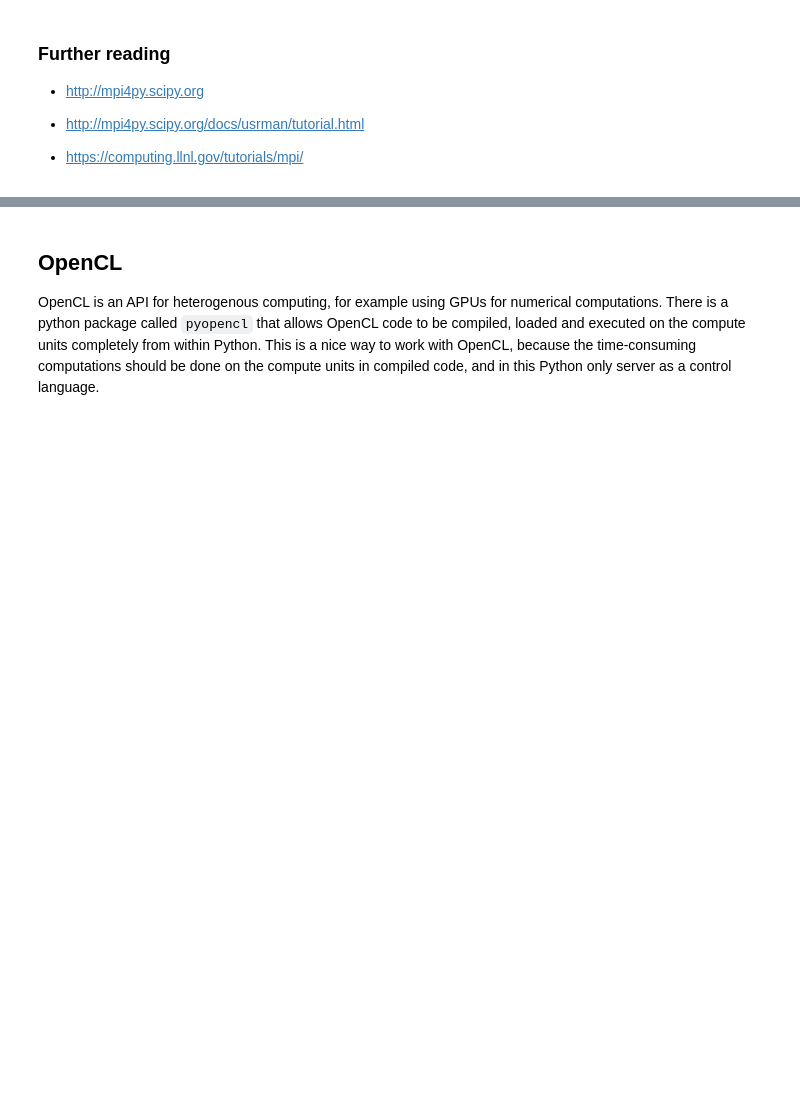
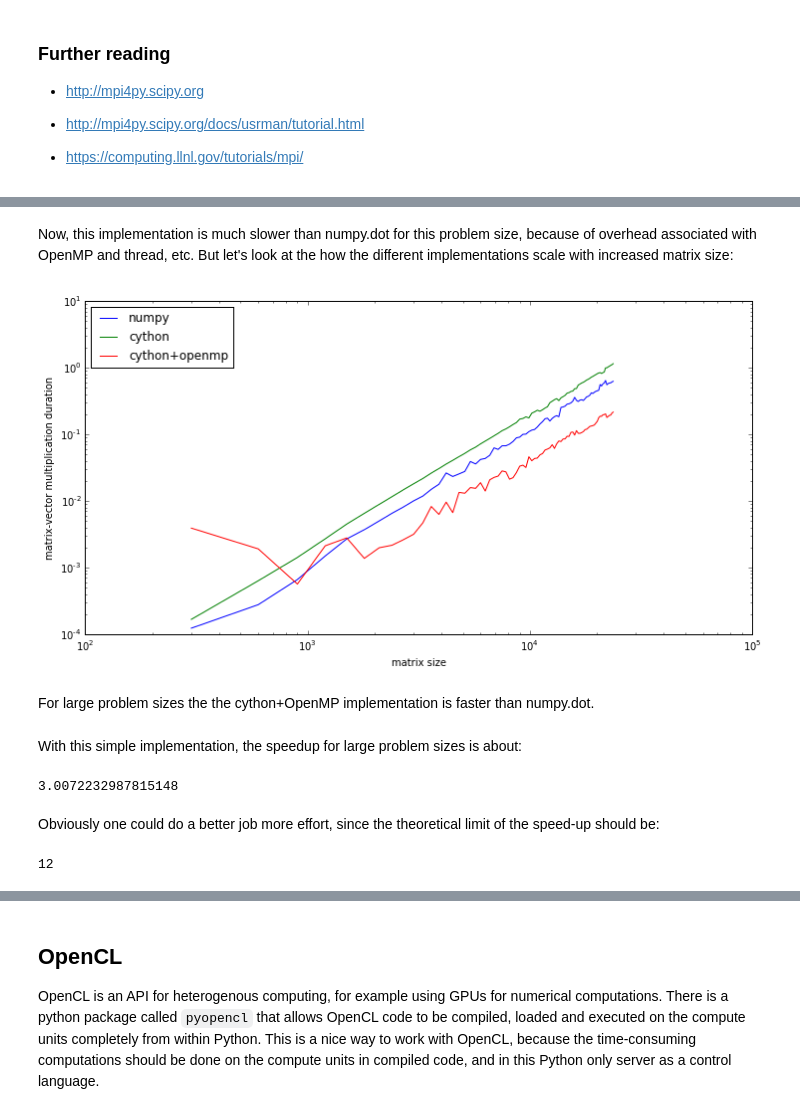
Before and after one commit to jrjohansson/scientific-python-lectures, a Jupyter notebook: Lecture-6B-HPC.ipynb, the cells around one changed output, grey strips where cells are left out. Saved outputs shown, nothing was run; the diff lists cells and outputs as text; code cells hidden in the pictures; blank space fills up the shorter version.

Commit message:
added small section on openmp via cython

```diff
--- a/Lecture-6B-HPC.ipynb
+++ b/Lecture-6B-HPC.ipynb
@@ -354,0 +432,5 @@ This is clearly a limitation in the Python interpreter, and as a consequence all
+# %%
+# check that we get the same results
+y = numpy.zeros_like(x)
+cy_matvec(M, x, y)
+numpy.dot(M, x) - y
@@ -354,0 +479,5 @@ This is clearly a limitation in the Python interpreter, and as a consequence all
+# %%
+# check that we get the same results
+y = numpy.zeros_like(x)
+cy_matvec_omp(M, x, y)
+numpy.dot(M, x) - y
@@ -354,0 +497,53 @@ This is clearly a limitation in the Python interpreter, and as a consequence all
+# %% [markdown]
+Now, this implementation is much slower than numpy.dot for this problem size, because of overhead associated with OpenMP and thread, etc. But let's look at the how the different implementations scale with increased matrix size:
+# %%
+N_vec  = numpy.arange(25, 2000, 25) * N_core
+# %%
+duration_ref = numpy.zeros(len(N_vec))
+duration_cy = numpy.zeros(len(N_vec))
+duration_cy_omp = numpy.zeros(len(N_vec))
+
+for idx, N in enumerate(N_vec):
+
+    M = numpy.random.rand(N, N)
+    x = numpy.random.rand(N)
+    y = numpy.zeros_like(x)
+
+    t0 = time.time()
+    numpy.dot(M, x)
+    duration_ref[idx] = time.time() - t0
+
+    t0 = time.time()
+    cy_matvec(M, x, y)
+    duration_cy[idx] = time.time() - t0
+
+    t0 = time.time()
+    cy_matvec_omp(M, x, y)
+    duration_cy_omp[idx] = time.time() - t0
+# %%
+fig, ax = plt.subplots(figsize=(12, 6))
+
+ax.loglog(N_vec, duration_ref, label='numpy')
+ax.loglog(N_vec, duration_cy, label='cython')
+ax.loglog(N_vec, duration_cy_omp, label='cython+openmp')
+
+ax.legend(loc=2)
+ax.set_yscale("log")
+ax.set_ylabel("matrix-vector multiplication duration")
+ax.set_xlabel("matrix size");
+# %% [output]
+[figure, added]
+# %% [markdown]
+For large problem sizes the the cython+OpenMP implementation is faster than numpy.dot.
+# %% [markdown]
+With this simple implementation, the speedup for large problem sizes is about:
+# %%
+((duration_ref / duration_cy_omp)[-10:]).mean()
+# %% [output]
+3.0072232987815148
+# %% [markdown]
+ Obviously one could do a better job more effort, since the theoretical limit of the speed-up should be:
+# %%
+N_core
+# %% [output]
+12
```
Also changed, not shown: parts of 32 cells of this notebook.
